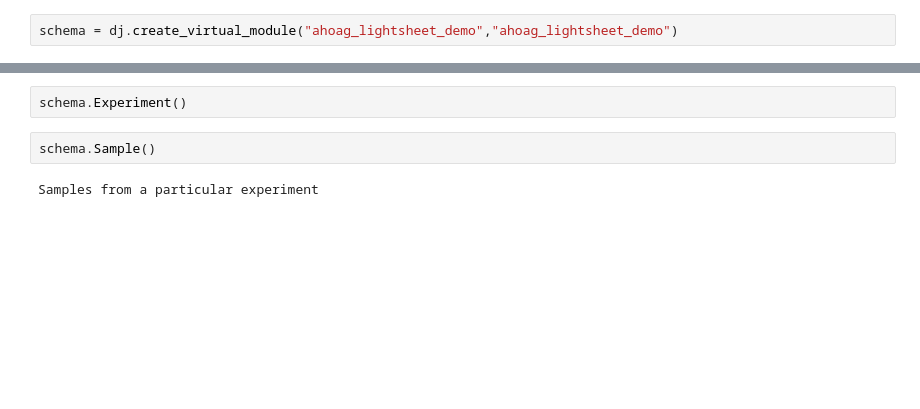
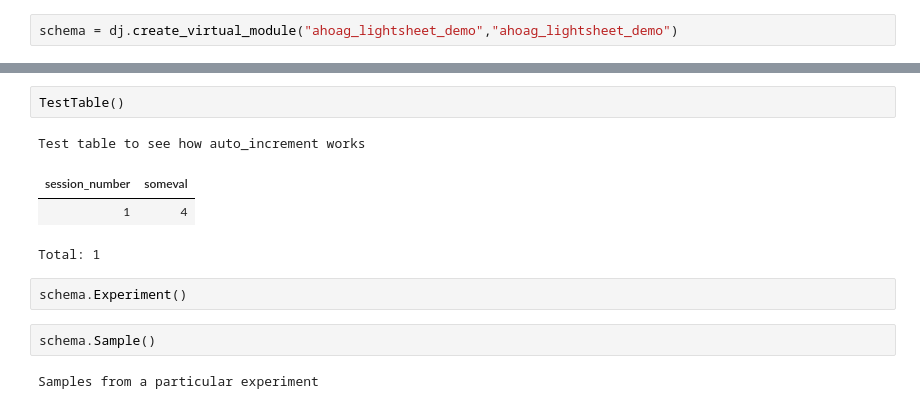
Before and after one commit to BrainCOGS/lightserv, a Jupyter notebook: notebooks/datajoint_sandbox.ipynb, the cells around one changed output, grey strips where cells are left out. Cells and saved outputs as stored; diff of their text form; blank space fills up the shorter version.

```diff
--- a/notebooks/datajoint_sandbox.ipynb
+++ b/notebooks/datajoint_sandbox.ipynb
@@ -31,3 +65,10 @@ schema = dj.create_virtual_module("ahoag_lightsheet_demo","ahoag_lightsheet_demo
+# %%
+TestTable()
+# %% [output]
+Test table to see how auto_increment works
+| session_number | someval |
+| 1 | 4 |
+Total: 1
 # %%
 schema.Experiment()
 # %%
```
Also changed, not shown: parts of 92 cells of this notebook, 3 other files.
